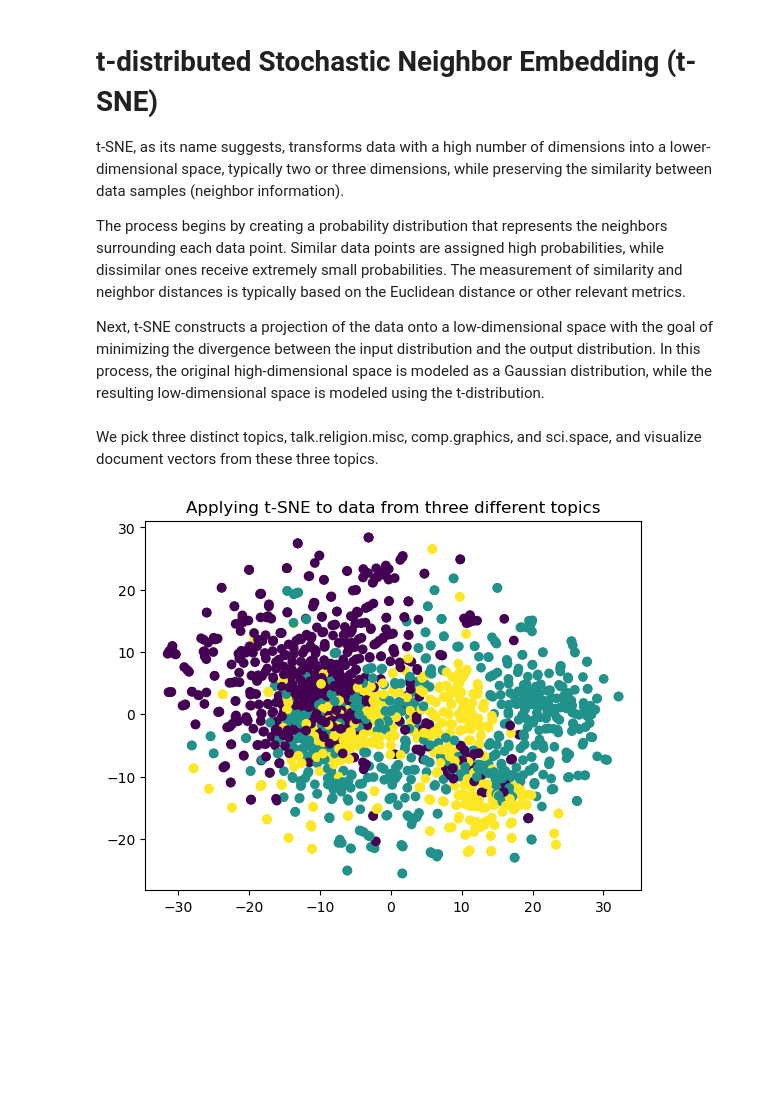
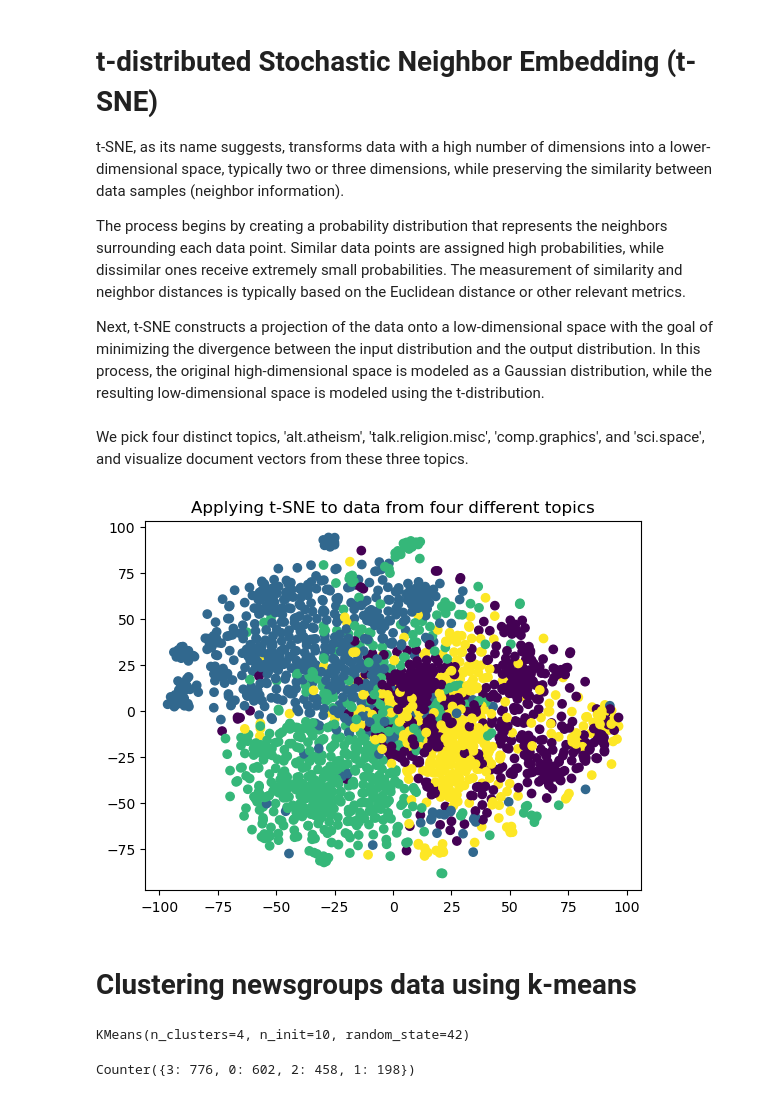
Before and after one commit to ssuzana/Machine-Learning-Notebooks, a Jupyter notebook: projects/NLP_Exploring_Newsgroups_data.ipynb, the cells around one changed output. Saved outputs shown, nothing was run; the diff lists cells and outputs as text; code cells hidden in the pictures; blank space fills up the shorter version.

```diff
--- a/projects/NLP_Exploring_Newsgroups_data.ipynb
+++ b/projects/NLP_Exploring_Newsgroups_data.ipynb
@@ -213,21 +208,22 @@ The process begins by creating a probability distribution that represents the ne
 
 Next, t-SNE constructs a projection of the data onto a low-dimensional space with the goal of minimizing the divergence between the input distribution and the output distribution. In this process, the original high-dimensional space is modeled as a Gaussian distribution, while the resulting low-dimensional space is modeled using the t-distribution.
 # %% [markdown]
-We pick three distinct topics, talk.religion.misc, comp.graphics, and sci.space, and visualize document vectors from these three topics.
+We pick four distinct topics, 'alt.atheism', 'talk.religion.misc', 'comp.graphics', and 'sci.space', and visualize document vectors from these three topics.
 # %%
 # conda install openTSNE
 # %%
 from sklearn.datasets import fetch_20newsgroups
-from sklearn.feature_extraction.text import CountVectorizer
 from sklearn.feature_extraction.text import TfidfVectorizer
 from nltk.corpus import names
 from nltk.stem import WordNetLemmatizer
-from openTSNE import TSNE
+# from openTSNE import TSNE
+from sklearn.manifold import TSNE
+
 import matplotlib.pyplot as plt
 
 # Fetch the data
-categories_3 = ['talk.religion.misc', 'comp.graphics', 'sci.space']
-groups_3 = fetch_20newsgroups(categories=categories_3)
+categories_4 = ['alt.atheism', 'talk.religion.misc', 'comp.graphics', 'sci.space']
+groups_4 = fetch_20newsgroups(categories=categories_4)
 
 # Initialize the lemmatizer
 lemmatizer = WordNetLemmatizer()
@@ -237,24 +233,26 @@ all_names = set(names.words())
 
 # Clean and lemmatize the documents
 data_cleaned = []
-for doc in groups_3.data:
+for doc in groups_4.data:
     doc = doc.lower()
     doc_cleaned = ' '.join(lemmatizer.lemmatize(word) for word in doc.split()
                            if word.isalpha() and word not in all_names)
     data_cleaned.append(doc_cleaned)
 
 # Transform the cleaned data
-vectorizer = CountVectorizer(stop_words='english', max_features=500)
-#vectorizer = TfidfVectorizer(stop_words='english', max_features=500)
+vectorizer = TfidfVectorizer(stop_words='english', max_features=500, max_df=0.5, min_df=5)
 data_vectors = vectorizer.fit_transform(data_cleaned)
-
-# Apply t-SNE to visualize the document vectors
-tsne_model = TSNE(n_components=2, perplexity=40, random_state=42, learning_rate=500)
-data_tsne = tsne_model.fit(data_vectors.toarray())
-
-# Plot the t-SNE visualization
-plt.scatter(data_tsne[:, 0], data_tsne[:, 1], c=groups_3.target)
-plt.title("Applying t-SNE to data from three different topics")
-plt.show()
-# %% [output]
-[figure, removed]
+# %%
+# Apply t-SNE to visualize the document vectors
+tsne_model = TSNE(n_components=2, perplexity=40, random_state=42, learning_rate=500)
+#data_tsne = tsne_model.fit(data_vectors.toarray()) # if we use openTSNE
+data_tsne = tsne_model.fit_transform(data_vectors.toarray())
+
+# Plot the t-SNE visualization
+plt.scatter(data_tsne[:, 0], data_tsne[:, 1], c=groups_4.target)
+plt.title("Applying t-SNE to data from four different topics")
+plt.show()
+# %% [output]
+[figure, added]
+# %% [markdown]
+# Clustering newsgroups data using k-means
@@ -260,0 +261,7 @@ plt.show()
+# %%
+from sklearn.cluster import KMeans
+k = 4
+kmeans = KMeans(n_clusters=k, n_init=10, random_state=42)
+kmeans.fit(data_vectors)
+# %% [output]
+KMeans(n_clusters=4, n_init=10, random_state=42)
@@ -260,0 +270,5 @@ plt.show()
+# %%
+from collections import Counter
+print(Counter(clusters))
+# %% [output]
+Counter({3: 776, 0: 602, 2: 458, 1: 198})
```
Also changed, not shown: parts of 12 cells of this notebook.
